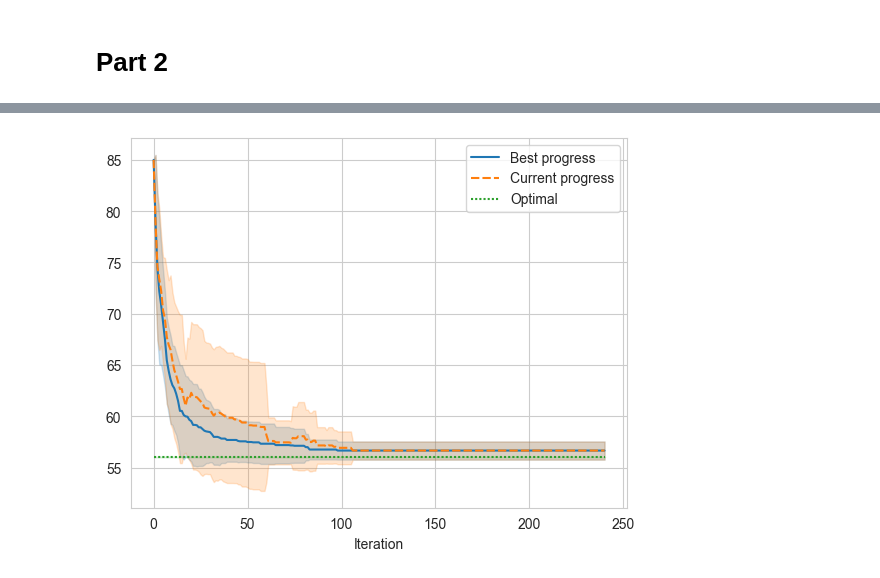
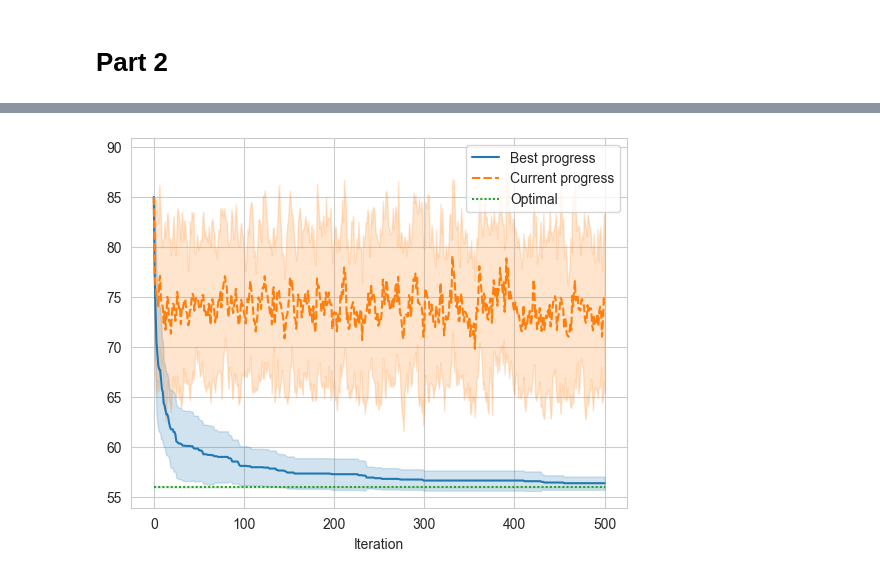
Before and after one commit to nngerncham/ma395_heuristic, a Jupyter notebook: homework/hw3/codebase/Notebooks/Problem 4.ipynb, the cells around one changed output, grey strips where cells are left out. Drawn from its saved outputs; the diff is of its cells as text; code cells hidden in the pictures.

```diff
--- a/homework/hw3/codebase/Notebooks/Problem 4.ipynb
+++ b/homework/hw3/codebase/Notebooks/Problem 4.ipynb
@@ -128,7 +173,7 @@ plt.savefig("../../images/p4/store-min-pi", dpi=DPI, bbox_inches="tight")
 # %%
-store_swap = [p4_freq_tabu_search(s0, dist, max_iters=240) for _ in range(REPS)]
-store_swap_df = form_result(store_swap, 240)
-sns.lineplot(store_swap_df, errorbar=ERROR_BAR)
-plt.savefig("../../images/p4/store-swap", dpi=DPI, bbox_inches="tight")
+store_freq = [p4_freq_tabu_search(s0, dist, max_iters=500) for _ in range(REPS)]
+store_freq_df = form_result(store_freq, 500)
+sns.lineplot(store_freq_df, errorbar=ERROR_BAR)
+plt.savefig("../../images/p4/store-freq-base", dpi=DPI, bbox_inches="tight")
 # %% [output]
-[figure, old version]
+[figure, new version]
```
Also changed, not shown: parts of 12 cells of this notebook, 35 other files.
